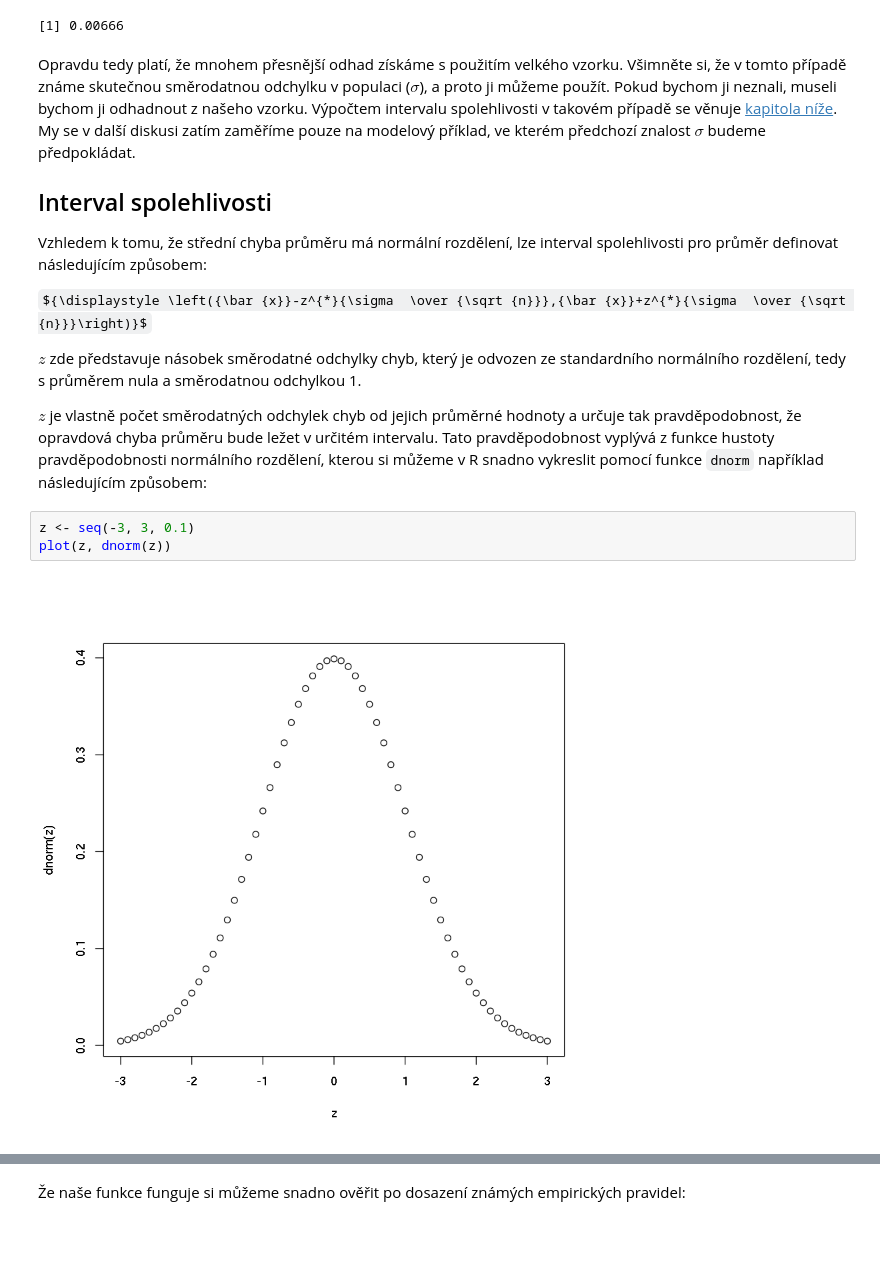
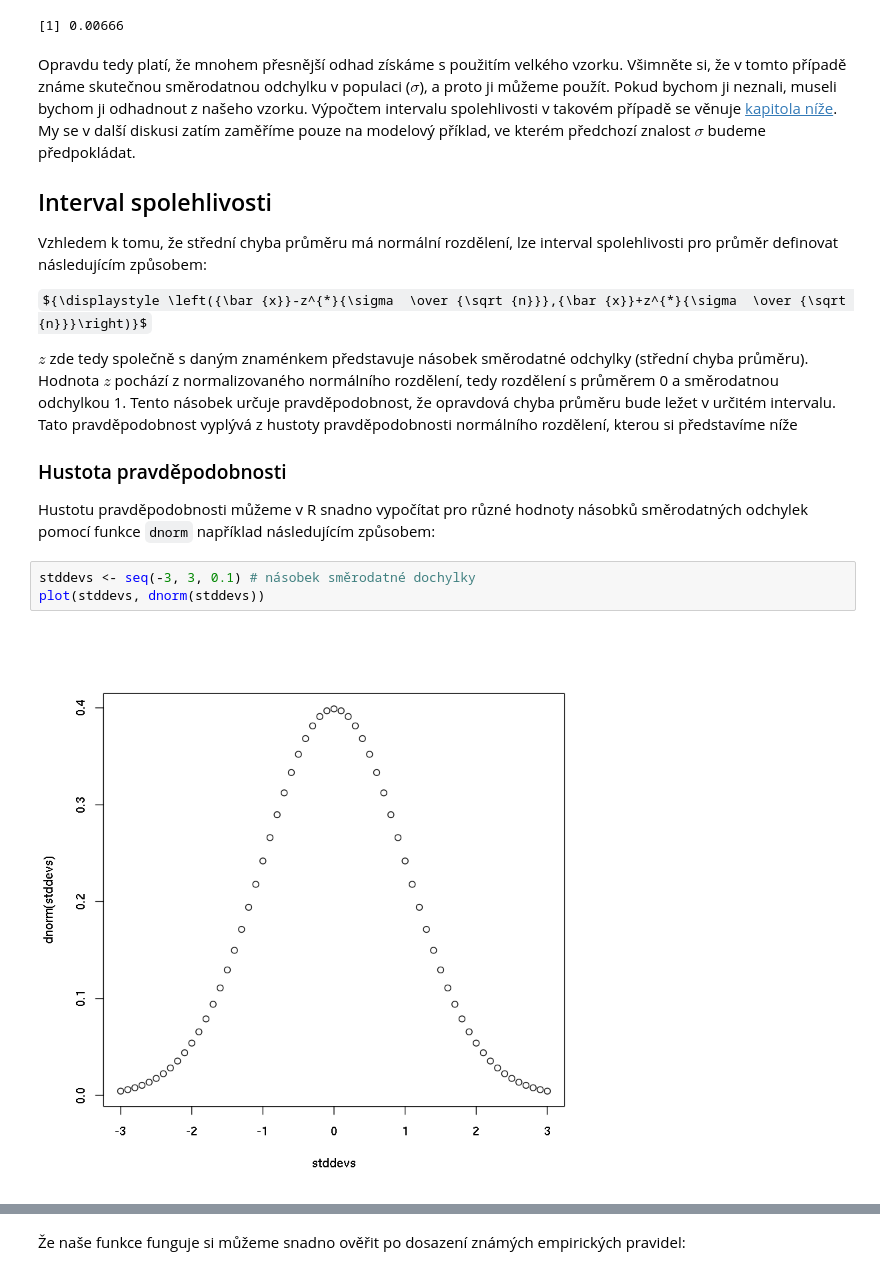
Before and after one commit to lich-uct/r_tutorial, a Jupyter notebook: 07/07.ipynb, the cells around one changed output, grey strips where cells are left out. Drawn from its saved outputs; the diff is of its cells as text; some formulas as TeX source; blank space fills up the shorter version.

```diff
--- a/07/07.ipynb
+++ b/07/07.ipynb
@@ -83,12 +85,14 @@ Vzhledem k tomu, že střední chyba průměru má normální rozdělení, lze i
 
 ${\displaystyle \left({\bar {x}}-z^{*}{\sigma  \over {\sqrt {n}}},{\bar {x}}+z^{*}{\sigma  \over {\sqrt {n}}}\right)}$
 
-$z$ zde představuje násobek směrodatné odchylky chyb, který je odvozen ze standardního normálního rozdělení, tedy s průměrem nula a směrodatnou odchylkou 1.
+$z$ zde tedy společně s daným znaménkem představuje násobek směrodatné odchylky (střední chyba průměru). Hodnota $z$ pochází z normalizovaného normálního rozdělení, tedy rozdělení s průměrem 0 a směrodatnou odchylkou 1. Tento násobek určuje  pravděpodobnost, že opravdová chyba průměru bude ležet v určitém intervalu. Tato pravděpodobnost vyplývá z hustoty pravděpodobnosti normálního rozdělení, kterou si představíme níže
 
-$z$ je vlastně počet směrodatných odchylek chyb od jejich průměrné hodnoty a určuje tak pravděpodobnost, že opravdová chyba průměru bude ležet v určitém intervalu. Tato pravděpodobnost vyplývá z funkce hustoty pravděpodobnosti normálního rozdělení, kterou si můžeme v R snadno vykreslit pomocí funkce `dnorm` například následujícím způsobem:
+### Hustota pravděpodobnosti
+
+Hustotu pravděpodobnosti můžeme v R snadno vypočítat pro různé hodnoty násobků směrodatných odchylek pomocí funkce `dnorm` například následujícím způsobem:
 # %%
-z <- seq(-3, 3, 0.1)
-plot(z, dnorm(z))
+stddevs <- seq(-3, 3, 0.1) # násobek směrodatné dochylky
+plot(stddevs, dnorm(stddevs))
 # %% [output]
-[figure, old version]
+[figure, new version]
 # %% [markdown]
```
Also changed, not shown: parts of 17 cells of this notebook.
